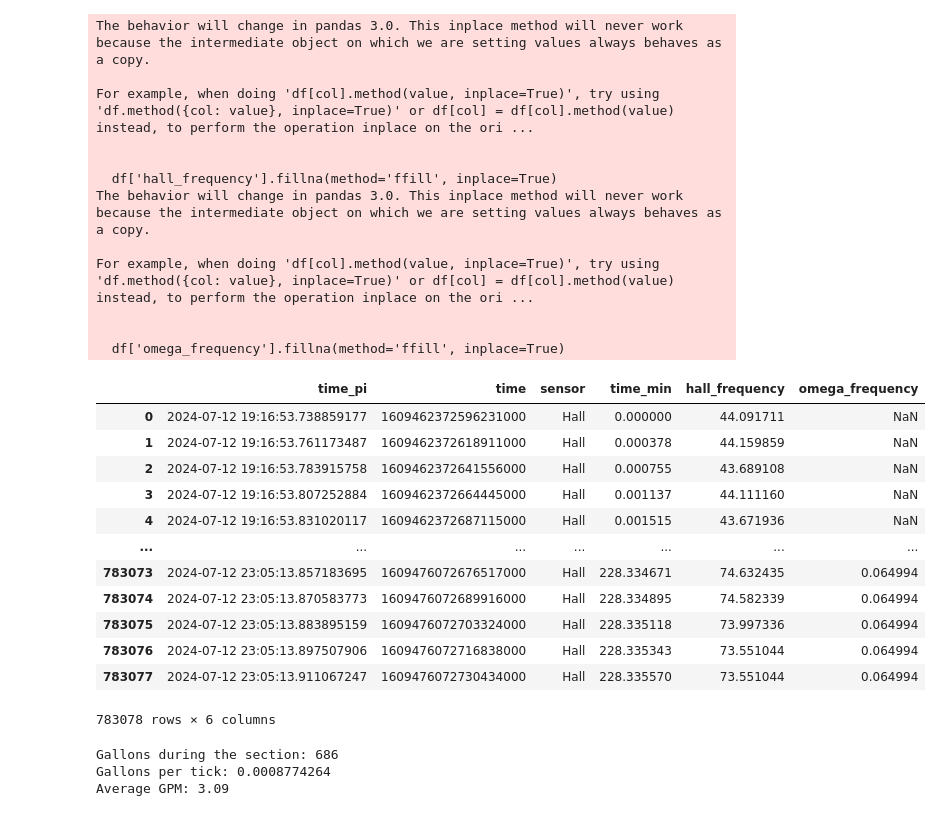
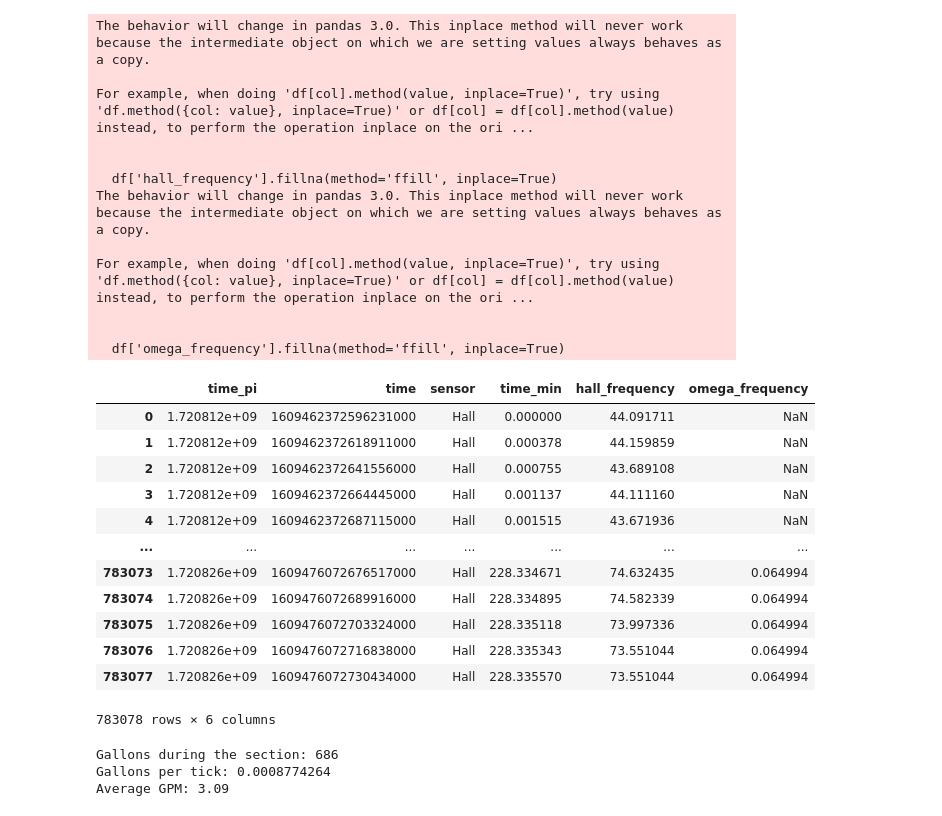
Before and after one commit to thdfw/gwks, a Jupyter notebook: pico/flowmeter/flow_data_analysis/zones_analysis.ipynb, the cells around one changed output. Drawn from its saved outputs; the diff is of its cells as text; code cells hidden in the pictures.

```diff
--- a/pico/flowmeter/flow_data_analysis/zones_analysis.ipynb
+++ b/pico/flowmeter/flow_data_analysis/zones_analysis.ipynb
@@ -8,13 +8,11 @@ file_path = '/Users/thomas/Desktop/both_zones_upper_restricted/hall_both_zones_i
 # Import hall data
 df1 = pd.read_csv(file_path, names=['time_pi','time'])
 df1['time'] = df1['time'].apply(lambda x: int(x))
-df1['time_pi'] = pd.to_datetime(df1['time_pi'], unit='s')
 df1['sensor'] = 'Hall'
 
 # Import omega data
 df2 = pd.read_csv(file_path.replace('hall','omega'), names=['time_pi','time'])
 df2['time'] = df2['time'].apply(lambda x: int(x))
-df2['time_pi'] = pd.to_datetime(df2['time_pi'], unit='s')
 df2['sensor'] = 'Omega'
 
 # Add time in minutes relative to first tick
@@ -31,44 +29,44 @@ df_hall['hall_frequency'] = 1 / (df_hall['time'].diff().shift(-1)) * 1e9
 # Create the omega dataframe
 df_omega = df2 #pd.concat([df2, df4], ignore_index=True)
 df_omega = df_omega.sort_values(by='time')
 df_omega = df_omega.reset_index(drop=True)
 df_omega['omega_frequency'] = 1 / (df_omega['time'].diff().shift(-1)) * 1e9
 
 # Merge the hall and omega dataframes
 df = pd.concat([df_hall, df_omega], ignore_index=True)
 df = df.sort_values(by='time')
 df = df.reset_index(drop=True)
 
 # Fill in NaN values
 df['hall_frequency'].fillna(method='ffill', inplace=True)
 df['omega_frequency'].fillna(method='ffill', inplace=True)
 
 display(df)
 # %% [output]
 The behavior will change in pandas 3.0. This inplace method will never work because the intermediate object on which we are setting values always behaves as a copy.
 
 For example, when doing 'df[col].method(value, inplace=True)', try using 'df.method({col: value}, inplace=True)' or df[col] = df[col].method(value) instead, to perform the operation inplace on the ori ...
 
 
   df['hall_frequency'].fillna(method='ffill', inplace=True)
 The behavior will change in pandas 3.0. This inplace method will never work because the intermediate object on which we are setting values always behaves as a copy.
 
 For example, when doing 'df[col].method(value, inplace=True)', try using 'df.method({col: value}, inplace=True)' or df[col] = df[col].method(value) instead, to perform the operation inplace on the ori ...
 
 
   df['omega_frequency'].fillna(method='ffill', inplace=True)
 |  | time_pi | time | sensor | time_min | hall_frequency | omega_frequency |
-| 0 | 2024-07-12 19:16:53.738859177 | 1609462372596231000 | Hall | 0.000000 | 44.091711 | NaN |
-| 1 | 2024-07-12 19:16:53.761173487 | 1609462372618911000 | Hall | 0.000378 | 44.159859 | NaN |
-| 2 | 2024-07-12 19:16:53.783915758 | 1609462372641556000 | Hall | 0.000755 | 43.689108 | NaN |
-| 3 | 2024-07-12 19:16:53.807252884 | 1609462372664445000 | Hall | 0.001137 | 44.111160 | NaN |
-| 4 | 2024-07-12 19:16:53.831020117 | 1609462372687115000 | Hall | 0.001515 | 43.671936 | NaN |
+| 0 | 1.720812e+09 | 1609462372596231000 | Hall | 0.000000 | 44.091711 | NaN |
+| 1 | 1.720812e+09 | 1609462372618911000 | Hall | 0.000378 | 44.159859 | NaN |
+| 2 | 1.720812e+09 | 1609462372641556000 | Hall | 0.000755 | 43.689108 | NaN |
+| 3 | 1.720812e+09 | 1609462372664445000 | Hall | 0.001137 | 44.111160 | NaN |
+| 4 | 1.720812e+09 | 1609462372687115000 | Hall | 0.001515 | 43.671936 | NaN |
 | ... | ... | ... | ... | ... | ... | ... |
-| 783073 | 2024-07-12 23:05:13.857183695 | 1609476072676517000 | Hall | 228.334671 | 74.632435 | 0.064994 |
-| 783074 | 2024-07-12 23:05:13.870583773 | 1609476072689916000 | Hall | 228.334895 | 74.582339 | 0.064994 |
-| 783075 | 2024-07-12 23:05:13.883895159 | 1609476072703324000 | Hall | 228.335118 | 73.997336 | 0.064994 |
-| 783076 | 2024-07-12 23:05:13.897507906 | 1609476072716838000 | Hall | 228.335343 | 73.551044 | 0.064994 |
-| 783077 | 2024-07-12 23:05:13.911067247 | 1609476072730434000 | Hall | 228.335570 | 73.551044 | 0.064994 |
+| 783073 | 1.720826e+09 | 1609476072676517000 | Hall | 228.334671 | 74.632435 | 0.064994 |
+| 783074 | 1.720826e+09 | 1609476072689916000 | Hall | 228.334895 | 74.582339 | 0.064994 |
+| 783075 | 1.720826e+09 | 1609476072703324000 | Hall | 228.335118 | 73.997336 | 0.064994 |
+| 783076 | 1.720826e+09 | 1609476072716838000 | Hall | 228.335343 | 73.551044 | 0.064994 |
+| 783077 | 1.720826e+09 | 1609476072730434000 | Hall | 228.335570 | 73.551044 | 0.064994 |
 783078 rows × 6 columns
 # %%
 # Crop between the first and last Omega ticks
```
Also changed, not shown: parts of 2 cells of this notebook, 1 other file.
